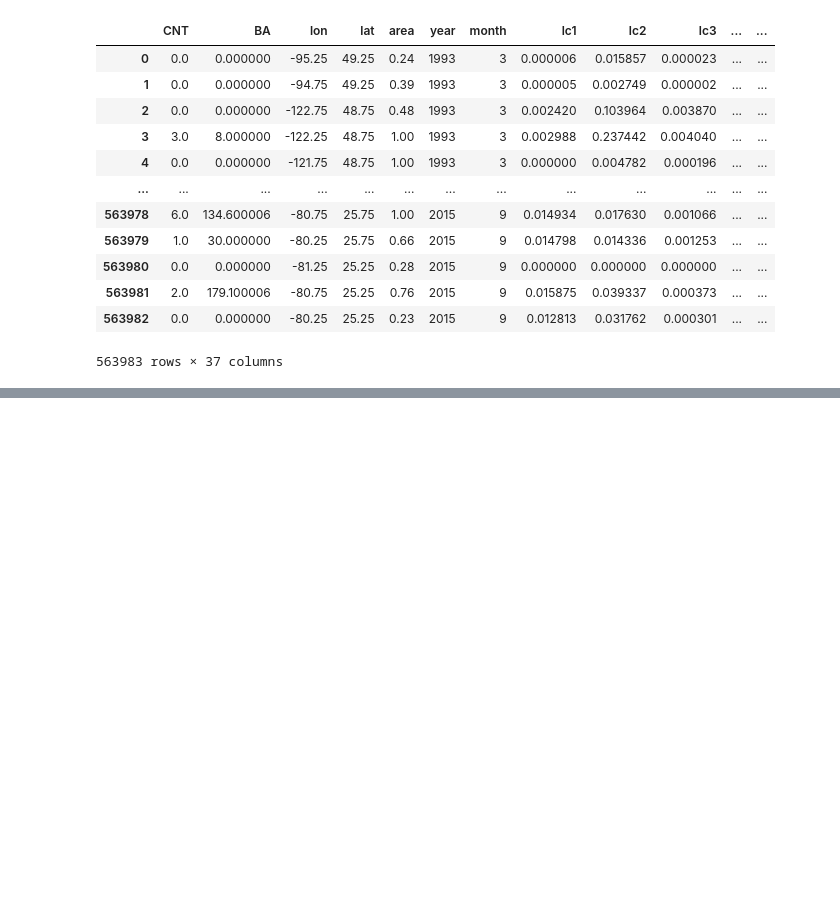
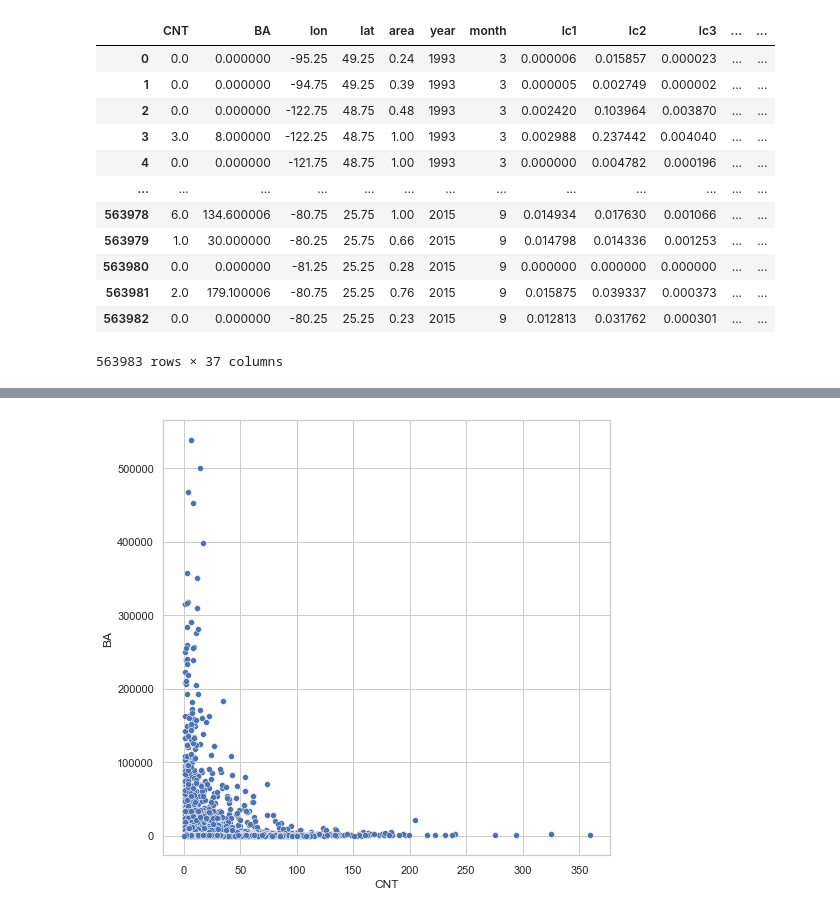
Before and after one commit to MegaCookies88/Data-Challenge-Wildfires, a Jupyter notebook: wildfires.ipynb, the cells around one changed output, grey strips where cells are left out. Drawn from its saved outputs; the diff is of its cells as text; code cells hidden in the pictures; blank space fills up the shorter version.

```diff
--- a/wildfires.ipynb
+++ b/wildfires.ipynb
@@ -40,0 +65,3 @@ Validation Set Size : 80000 - Proportion : 14.18 %
+# %%
+data.dropna(inplace=True)
+data
@@ -40,0 +82,5 @@ Validation Set Size : 80000 - Proportion : 14.18 %
+# %%
+plt.figure(figsize=(8,8))
+sns.scatterplot(x='CNT', y='BA', data=data);
+# %% [output]
+[figure, added]
```
Also changed, not shown: parts of 8 cells of this notebook.
